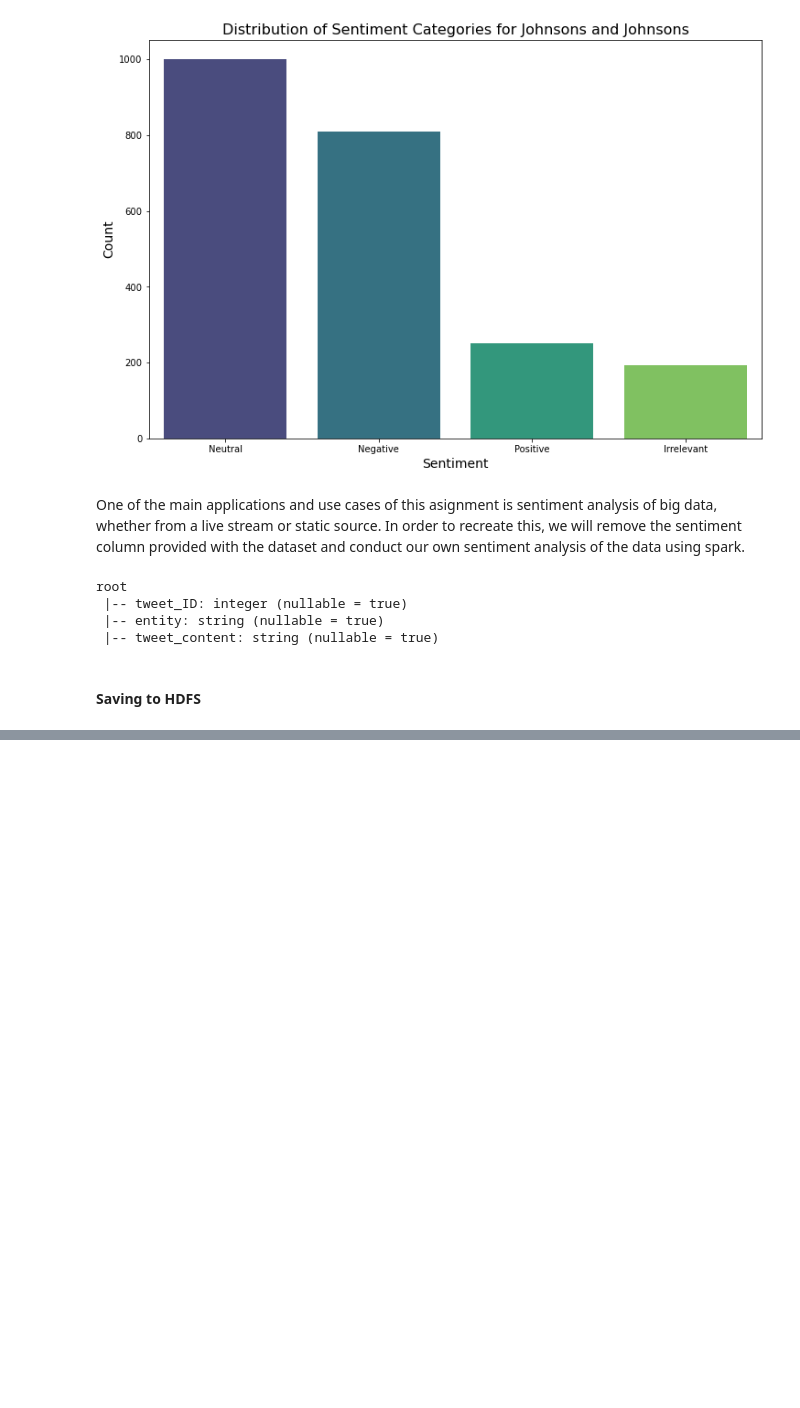
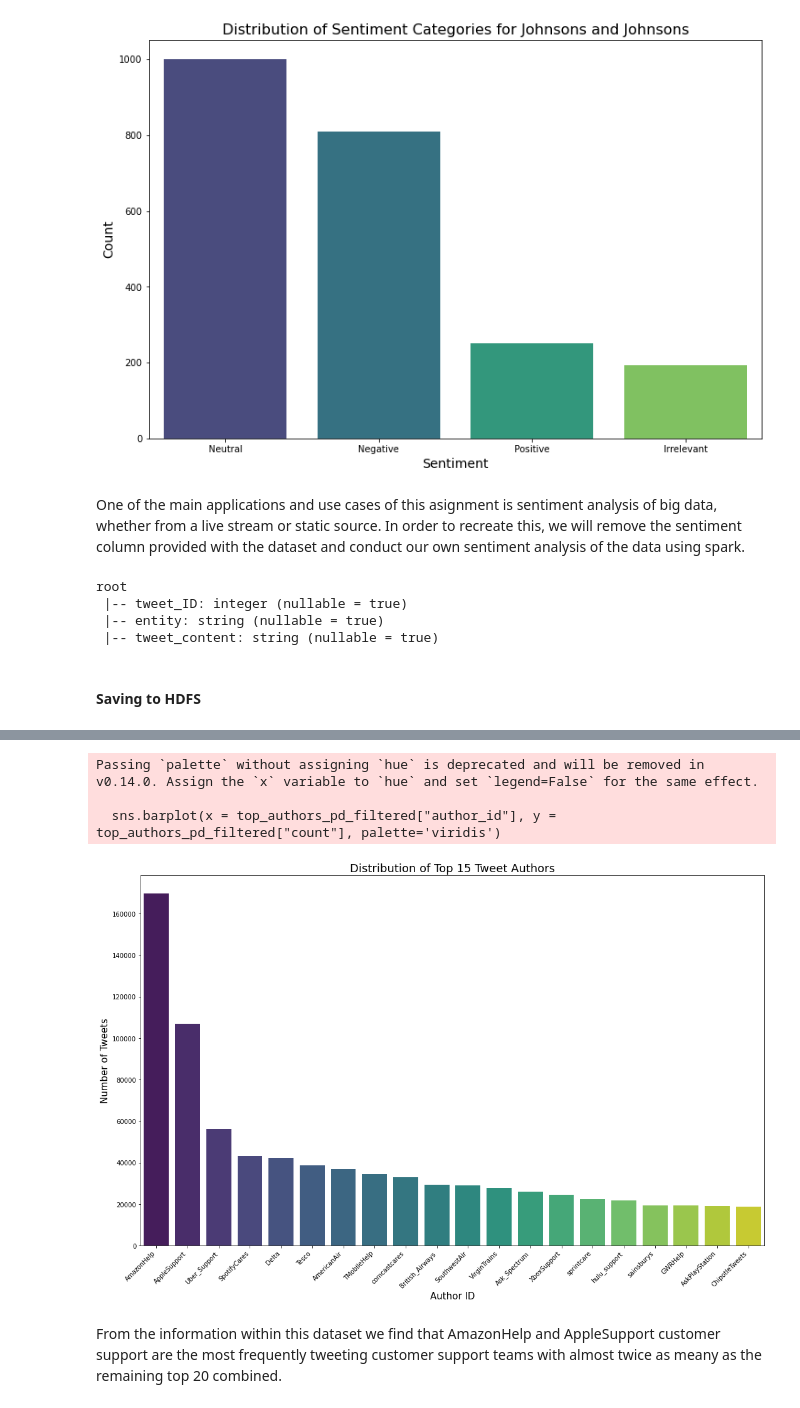
Before and after one commit to KaviCCT/Storage-Solutions-for-Big-Data-CA1, a Jupyter notebook: SSBD Kavi Patak CA1.ipynb, the cells around one changed output, grey strips where cells are left out. Saved outputs shown, nothing was run; the diff lists cells and outputs as text; code cells hidden in the pictures; blank space fills up the shorter version.

```diff
--- a/SSBD Kavi Patak CA1.ipynb
+++ b/SSBD Kavi Patak CA1.ipynb
@@ -297,0 +602,4 @@ twitter_df_preprocessing.write\
+# %%
+# Casting 'created_at' column to datetime
+twitter_cs_preprocessing_df = twitter_cs_preprocessing_df.withColumn("created_at", \
+    to_timestamp("created_at", "EEE MMM dd HH:mm:ss Z yyyy"))
@@ -297,0 +674,4 @@ twitter_df_preprocessing.write\
+# %%
+# Grouping by author_id and counting the occurrences
+author_counts = twitter_cs_preprocessing_df.groupBy("author_id").count().orderBy("count", ascending=False)
+author_counts.show()
@@ -297,0 +701,23 @@ twitter_df_preprocessing.write\
+# %%
+# Converting to Pandas DataFrame and limiting to the top 15 authors
+top_authors_pd = author_counts.limit(20).toPandas()
+# %%
+# Filtering out null values before plotting
+top_authors_pd_filtered = top_authors_pd[top_authors_pd['author_id'].notna()]
+# %%
+# Plotting the distribution of top 120 tweet authors
+plt.figure(figsize=(15, 10))
+sns.barplot(x = top_authors_pd_filtered["author_id"], y = top_authors_pd_filtered["count"], palette='viridis')
+plt.xlabel('Author ID', fontsize = 15)
+plt.ylabel('Number of Tweets', fontsize = 15)
+plt.title('Distribution of Top 15 Tweet Authors', fontsize = 18)
+plt.xticks(rotation=45, ha='right')
+plt.tight_layout()
+plt.show()
+# %% [output]
+Passing `palette` without assigning `hue` is deprecated and will be removed in v0.14.0. Assign the `x` variable to `hue` and set `legend=False` for the same effect.
+
+  sns.barplot(x = top_authors_pd_filtered["author_id"], y = top_authors_pd_filtered["count"], palette='viridis')
+[figure, added]
+# %% [markdown]
+From the information within this dataset we find that AmazonHelp and AppleSupport customer support are the most frequently tweeting customer support teams with almost twice as meany as the remaining top 20 combined.
```
Also changed, not shown: parts of 125 cells of this notebook.
